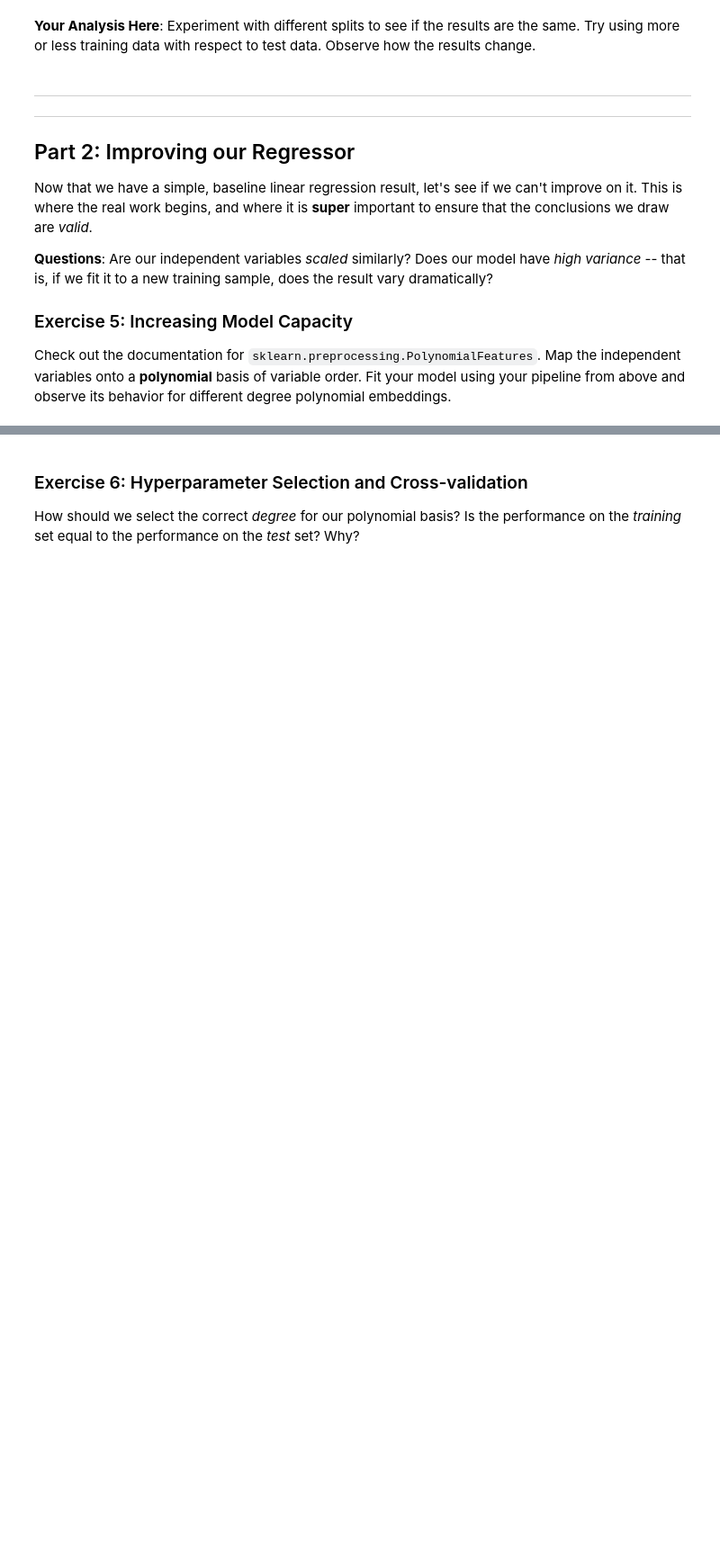
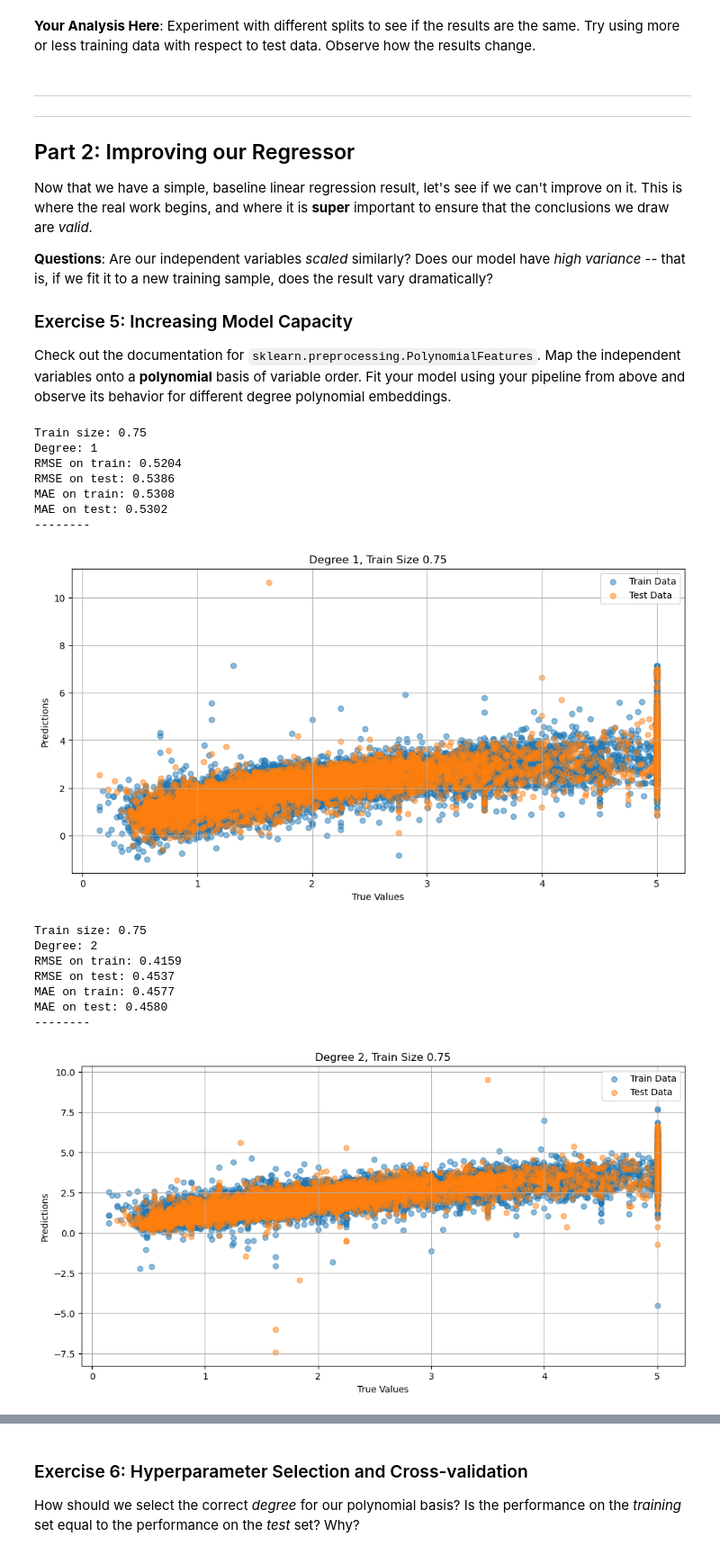
Before and after one commit to Cappetti99/FML, a Jupyter notebook: lab1/Lab1.ipynb, the cells around one changed output, grey strips where cells are left out. Shown at 90% size. Drawn from its saved outputs; the diff is of its cells as text; code cells hidden in the pictures; blank space fills up the shorter version.

```diff
--- a/lab1/Lab1.ipynb
+++ b/lab1/Lab1.ipynb
@@ -483,0 +486,47 @@ Check out the documentation for `sklearn.preprocessing.PolynomialFeatures`. Map
+# %%
+# Your code here.
+
+from sklearn.preprocessing import PolynomialFeatures
+
+rmse_train_values = []
+rmse_test_values = []
+mae_train_values = []
+mae_test_values = []
+
+from sklearn.preprocessing import PolynomialFeatures
+
+def variableSizeModels(train_size = 0.75):
+    for degree in range(1, 4):
+
+        poly = PolynomialFeatures(degree)    # Create PolynomialFeatures instance with the current degree
+
+        df_poly = poly.fit_transform(df)   # Apply the PolynomialFeatures instance to the dataframe
+
+        rmse_train, rmse_test, mae_train, mae_test = pipeline(df_poly, targets, train_size=train_size , degree=degree)
+
+        rmse_train_values.append(rmse_train)
+        rmse_test_values.append(rmse_test)
+        mae_train_values.append(mae_train)
+        mae_test_values.append(mae_test)
+
+
+variableSizeModels()
+
+#https://scikit-learn.org/stable/modules/generated/sklearn.preprocessing.PolynomialFeatures.html
+# %% [output]
+Train size: 0.75
+Degree: 1
+RMSE on train: 0.5204
+RMSE on test: 0.5386
+MAE on train: 0.5308
+MAE on test: 0.5302
+--------
+[figure, added]
+Train size: 0.75
+Degree: 2
+RMSE on train: 0.4159
+RMSE on test: 0.4537
+MAE on train: 0.4577
+MAE on test: 0.4580
+--------
+[figure, added]
```
Also changed, not shown: parts of 11 cells of this notebook.
